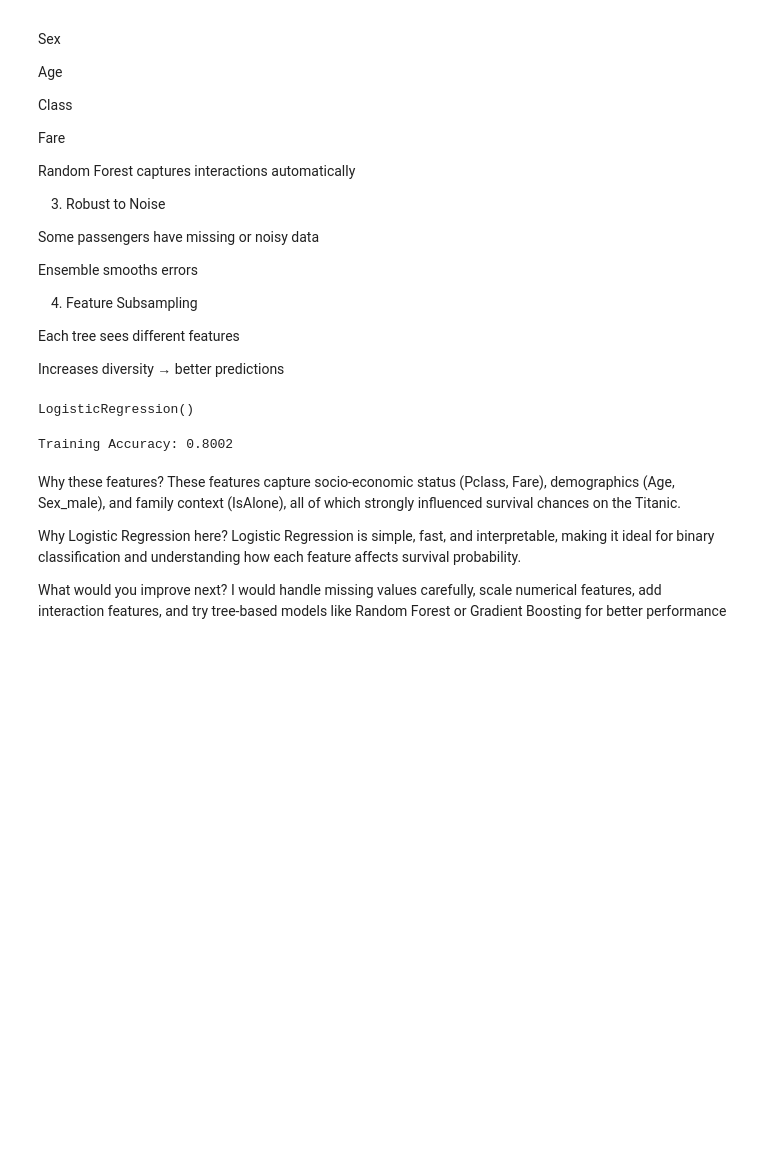
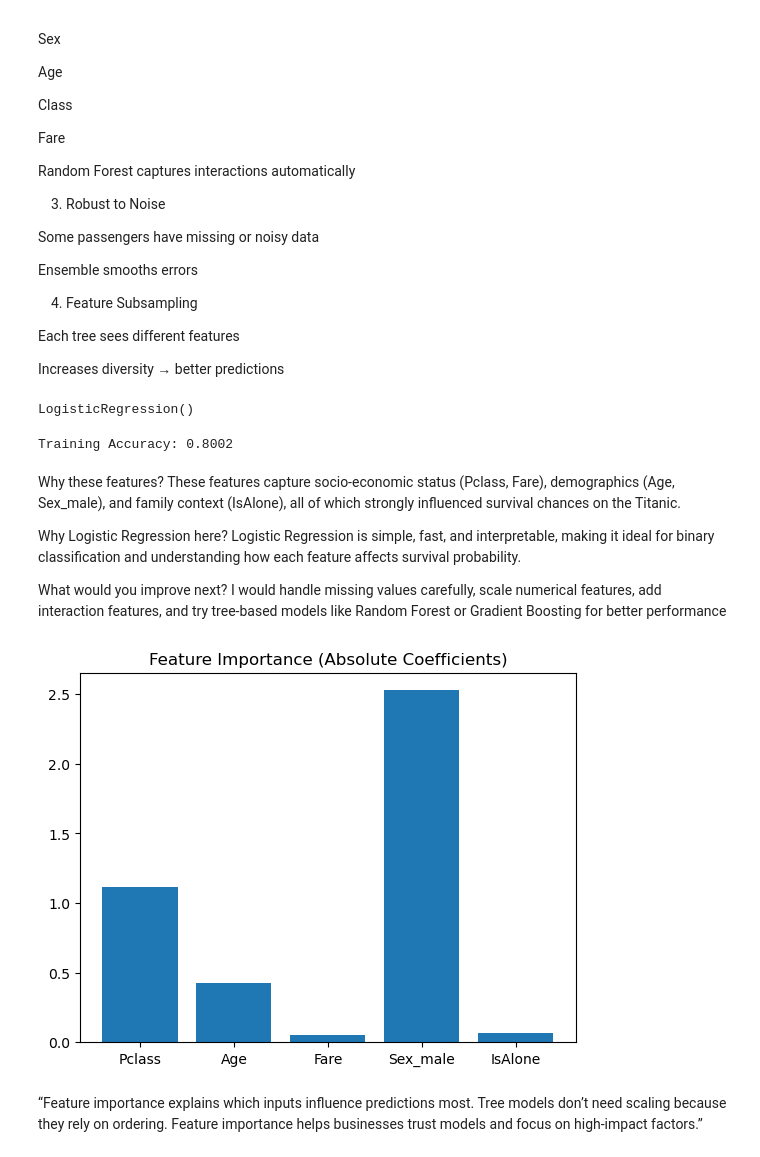
Before and after one commit to shriyanshihihi/ML-DS-roadmap26, a Jupyter notebook: EDA_practice.ipynb, the cells around one changed output. Cells and saved outputs as stored; diff of their text form; code cells hidden in the pictures; blank space fills up the shorter version.

```diff
--- a/EDA_practice.ipynb
+++ b/EDA_practice.ipynb
@@ -321,3 +321,18 @@ Logistic Regression is simple, fast, and interpretable, making it ideal for bina
 
 What would you improve next?
 I would handle missing values carefully, scale numerical features, add interaction features, and try tree-based models like Random Forest or Gradient Boosting for better performance
+# %%
+import numpy as np
+import matplotlib.pyplot as plt
+
+importances = np.abs(model.coef_[0])
+plt.bar(range(len(importances)), importances)
+plt.xticks(range(len(features)), features)
+plt.title("Feature Importance (Absolute Coefficients)")
+plt.show()
+# %% [output]
+[figure, added]
+# %% [markdown]
+“Feature importance explains which inputs influence predictions most.
+Tree models don’t need scaling because they rely on ordering.
+Feature importance helps businesses trust models and focus on high-impact factors.”
```
Also changed, not shown: parts of 2 cells of this notebook.
